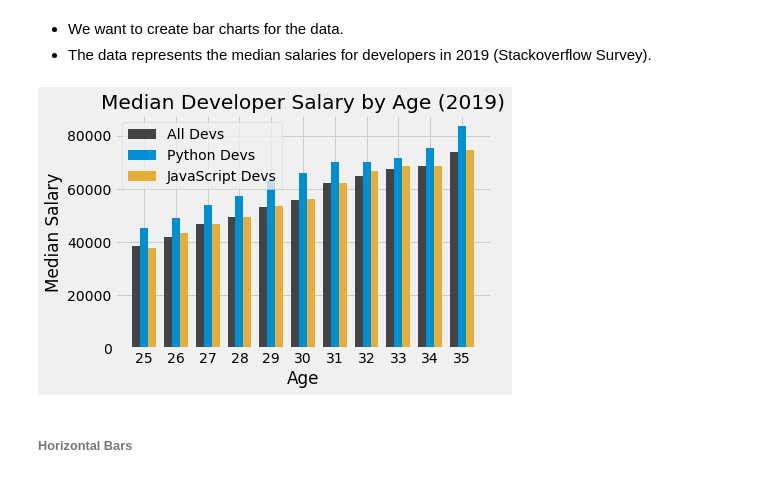
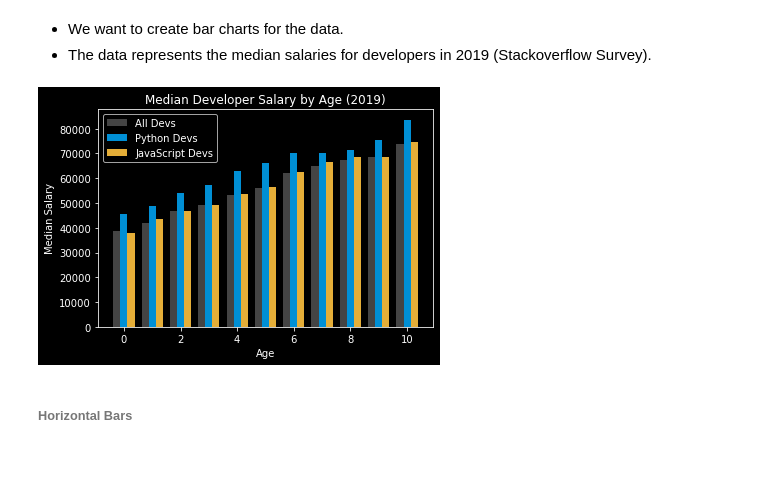
Before and after one commit to OSMAN1144/NOTES, a Jupyter notebook: 09 Matplotlib/Matplotlib.ipynb, the cells around one changed output. Drawn from its saved outputs; the diff is of its cells as text; code cells hidden in the pictures.

```diff
--- a/09 Matplotlib/Matplotlib.ipynb
+++ b/09 Matplotlib/Matplotlib.ipynb
@@ -42,8 +41,7 @@ plt.show()
 # %%
-plt.style.use('fivethirtyeight')
+plt.style.use('dark_background')
 # https://tonysyu.github.io/raw_content/matplotlib-style-gallery/gallery.html
 # to check the available styles: plt.style.available
-
 # X,y data
 x=[5,8,10]
 y=[12,16,6]
@@ -54,10 +52,10 @@ y2=[6,15,7]
 
 #plot canvas
 # linewidth parameter controls the thickness of the that is plotted.
-plt.plot(x,y,'g',label='one')
-plt.plot(x2,y2, color='#e90aff',label='two',linewidth=7)
+plt.plot(x2,y2, c='#FF00C8',linewidth=7, label='Two')
+plt.plot(x,y,'g', label='One')
 
-plt.legend(loc='lower left')
+plt.legend()
 #title
 plt.title('Simple graph ')
 plt.ylabel('Y axis ')
@@ -65,7 +63,7 @@ plt.xlabel('x axis')
 
 #https://matplotlib.org/stable/gallery/color/named_colors.html
 #https://matplotlib.org/stable/api/_as_gen/matplotlib.pyplot.legend.html
-#plt.grid(True,color='red')
+plt.grid(True,color='red')
 #show graph
 plt.show()
 # %% [output]
@@ -162,21 +164,22 @@ df
 # %%
 indexes = np.arange(len(df['dev_ages']))
 width = 0.25
 # Inc plot size
 plt.bar(indexes - width, df['gen_dev_salary'], width=width,color='#444444', label='All Devs')
 plt.bar(indexes, df['py_dev_salary'], color='#008fd5', width=width, label='Python Devs')
-plt.bar(indexes + width , df['js_dev_salary'], color='#e5ae38', width=width, label='JavaScript Devs')
+plt.bar(indexes + width, df['js_dev_salary'], color='#e5ae38', width=width, label='JavaScript Devs')
+
 plt.xlabel('Age')
 plt.ylabel('Median Salary')
 plt.title('Median Developer Salary by Age (2019)')
-plt.xticks(ticks=indexes, labels=df['dev_ages'].values)
+#plt.xticks(ticks=indexes, labels=df['dev_ages'].values)
 plt.legend()
 #plt.tight_layout()
 plt.show()
 # Python developers were the highest paid at every age.
 # Developer Salary increase with age.
 # %% [output]
-[figure, old version]
+[figure, new version]
 # %% [markdown]
 ###### Horizontal Bars
 # %%
```
Also changed, not shown: parts of 14 cells of this notebook, 10 other files.
